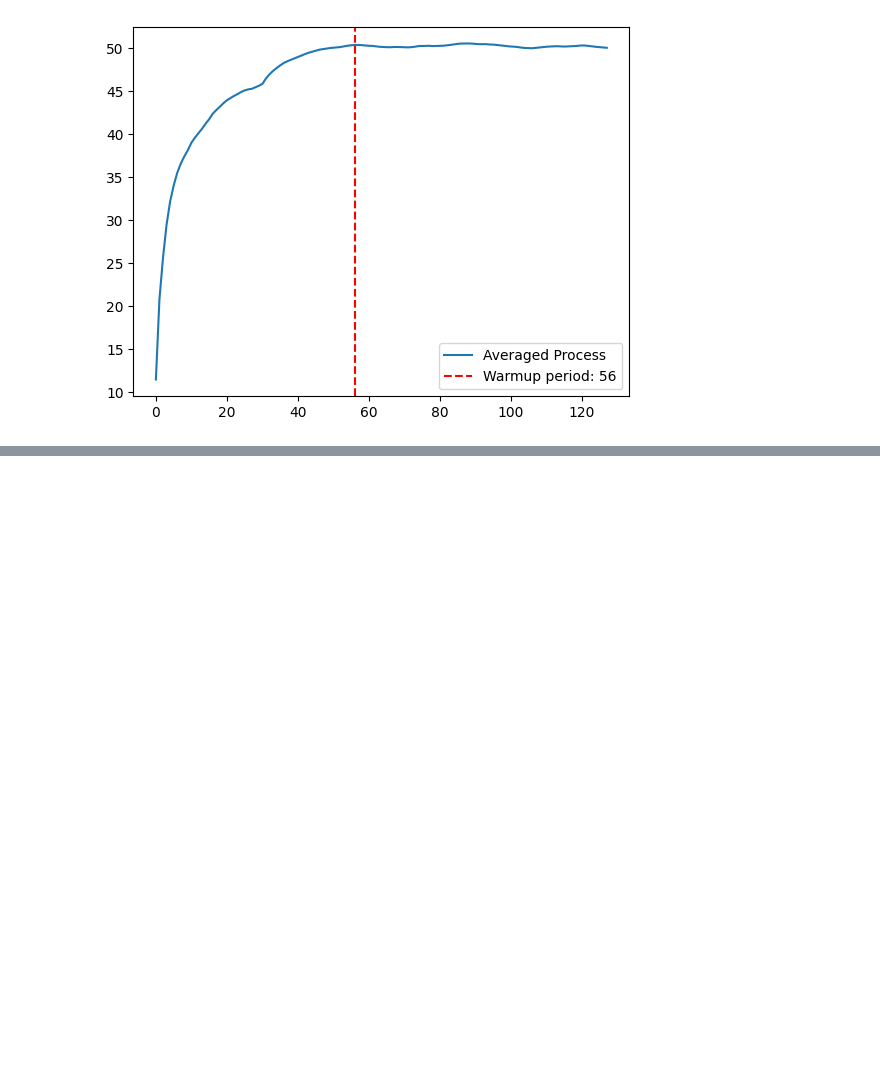
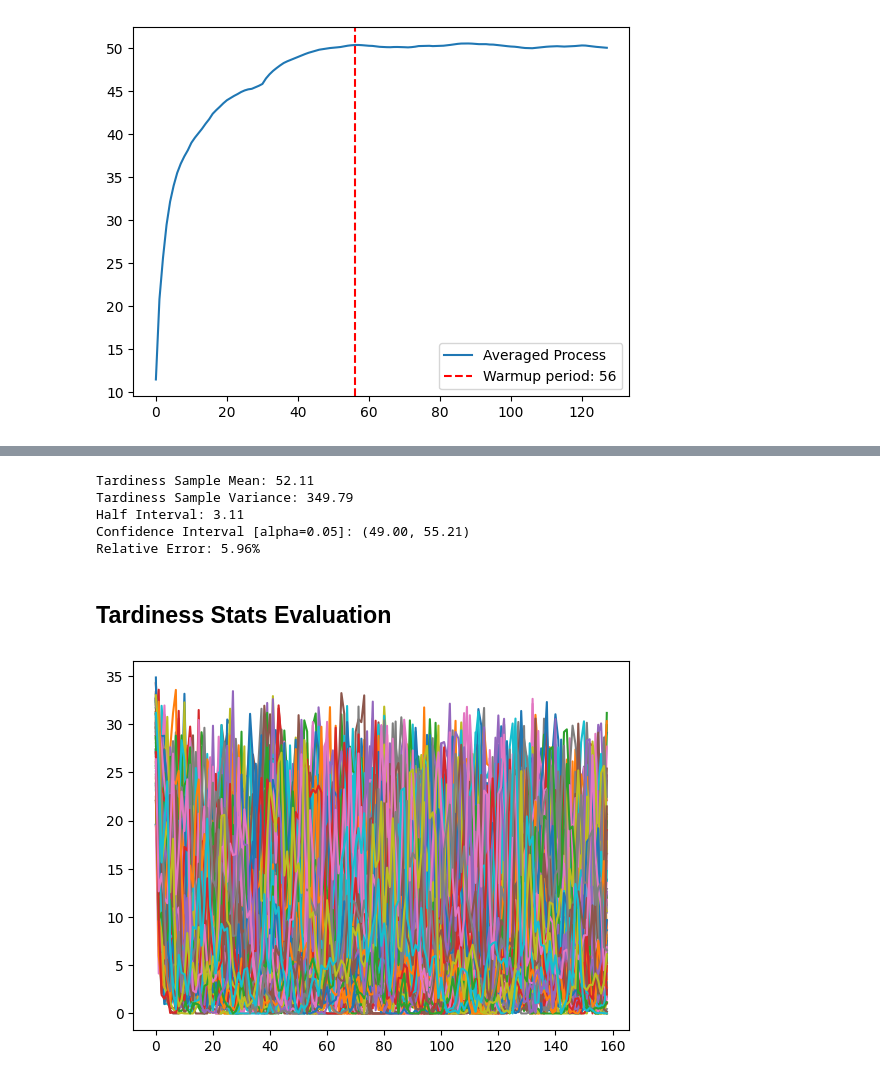
Before and after one commit to alessiacorni/Production_System, a Jupyter notebook: push_system/production_system.ipynb, the cells around one changed output, grey strips where cells are left out. Cells and saved outputs as stored; diff of their text form; code cells hidden in the pictures; blank space fills up the shorter version.

```diff
--- a/push_system/production_system.ipynb
+++ b/push_system/production_system.ipynb
@@ -1279,0 +1382,30 @@ tis_warmup_period = welch.warmup_period
+# %%
+system_runs = main_system(*seeds[Q:R], until=60 * 160)
+alpha = 0.05
+tardiness_sample_mean, tardiness_sample_variance, half_interval = (
+    analyze_time_in_system(
+        system_runs, warmup_period=tardiness_warmup_period, alpha=alpha
+    )
+)
+print(f"Tardiness Sample Mean: {tardiness_sample_mean:.2f}")
+print(f"Tardiness Sample Variance: {tardiness_sample_variance:.2f}")
+print(f"Half Interval: {half_interval:.2f}")
+print(
+    f"Confidence Interval [{alpha=}]: ({tardiness_sample_mean - half_interval:.2f}, {tardiness_sample_mean + half_interval:.2f})"
+)
+print(f"Relative Error: {100 * half_interval / tardiness_sample_mean:.2f}%")
+# %% [output]
+Tardiness Sample Mean: 52.11
+Tardiness Sample Variance: 349.79
+Half Interval: 3.11
+Confidence Interval [alpha=0.05]: (49.00, 55.21)
+Relative Error: 5.96%
+# %% [markdown]
+## Tardiness Stats Evaluation
+# %%
+system_runs = main_system(*seeds[R:S], until=60 * 160)
+system_arr = np.array([run.earliness_stats for run in system_runs])
+plt.plot(system_arr.T)
+plt.show()
+# %% [output]
+[figure, added]
```
Also changed, not shown: parts of 17 cells of this notebook, 1 other file.
